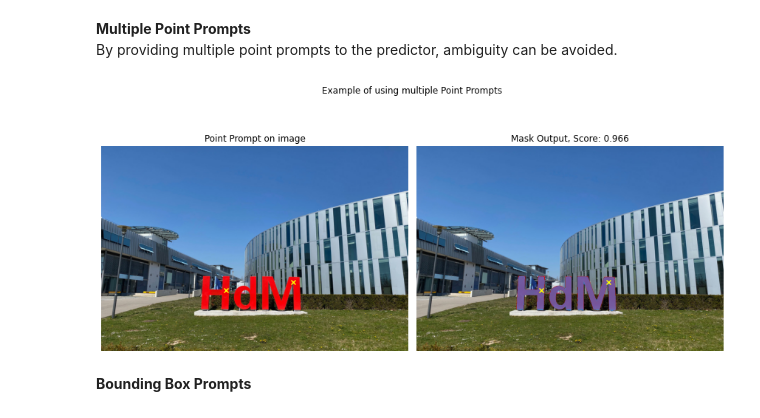
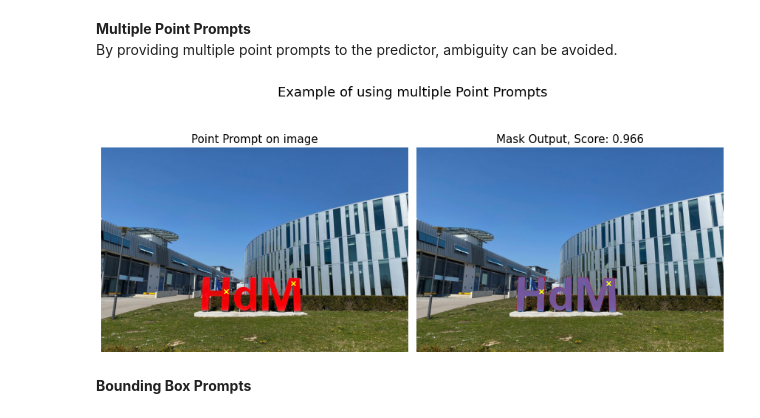
Before and after one commit to PatrickSinger99/SAM_application, a Jupyter notebook: samBook/contents/codeBeispiel.ipynb, the cells around one changed output. Saved outputs shown, nothing was run; the diff lists cells and outputs as text; code cells hidden in the pictures.

```diff
--- a/samBook/contents/codeBeispiel.ipynb
+++ b/samBook/contents/codeBeispiel.ipynb
@@ -100,25 +100,26 @@ masks, scores, logits = predictor.predict(
 # %%
 # Display masks in plot
 fig, axs = plt.subplots(1, 2, figsize=(12, 6))
 
-axs[0].set_title("Point Prompt on image")
+axs[0].set_title("Point Prompt on image", size=15)
 axs[0].imshow(image)
 axs[0].scatter(input_point[0, 0], input_point[0, 1], marker="x", color="yellow")
 axs[0].scatter(input_point[1, 0], input_point[1, 1], marker="x", color="yellow")
 axs[0].axis('off')
 
-axs[1].set_title(f"Mask Output, Score: {scores[0]:.3f}")
+axs[1].set_title(f"Mask Output, Score: {scores[0]:.3f}", size=15)
 axs[1].imshow(image)
 axs[1].scatter(input_point[0, 0], input_point[0, 1], marker="x", color="yellow")
 axs[1].scatter(input_point[1, 0], input_point[1, 1], marker="x", color="yellow")
 axs[1].imshow(masks[0].reshape(masks[0].shape[0], masks[0].shape[1], -1) * color.reshape(1, 1, -1))
 axs[1].axis('off')
 
-fig.suptitle("Example of using multiple Point Prompts")
+fig.suptitle("Example of using multiple Point Prompts", size=18)
 fig.tight_layout()
 plt.show()
+# IMAGE CREDIT: Lout. “Young Professionals der HdM stellen sich vor.” Lout.plus, 2021, https://lout.plus/Experten/Young-Professionals-der-HdM-stellen-sich-vor.html.
 # %% [output]
-[figure, old version]
+[figure, new version]
 # %% [markdown]
 **Bounding Box Prompts**
 # %%
```
Also changed, not shown: parts of 6 cells of this notebook, 5 other files.
